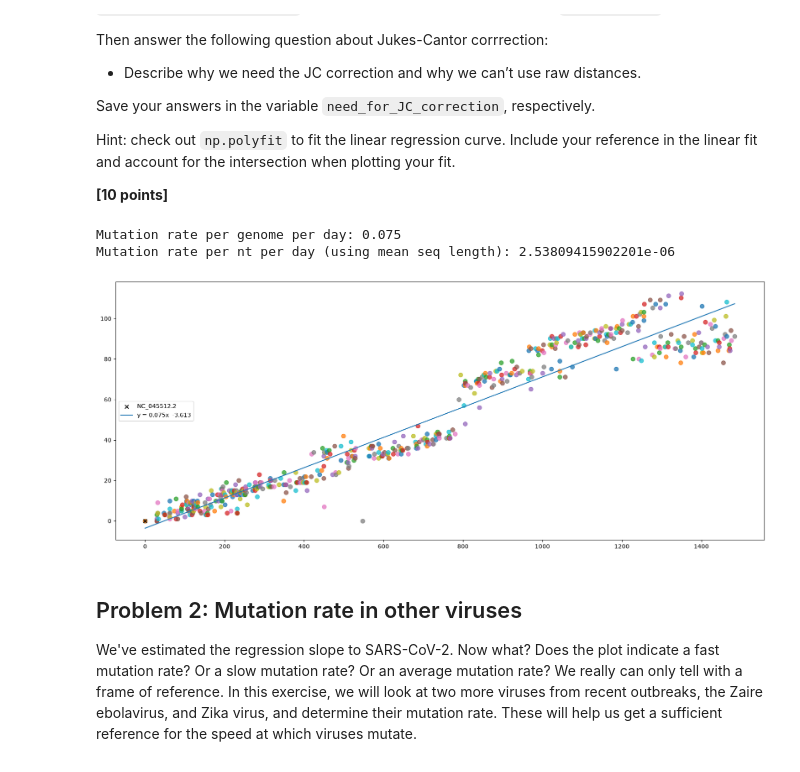
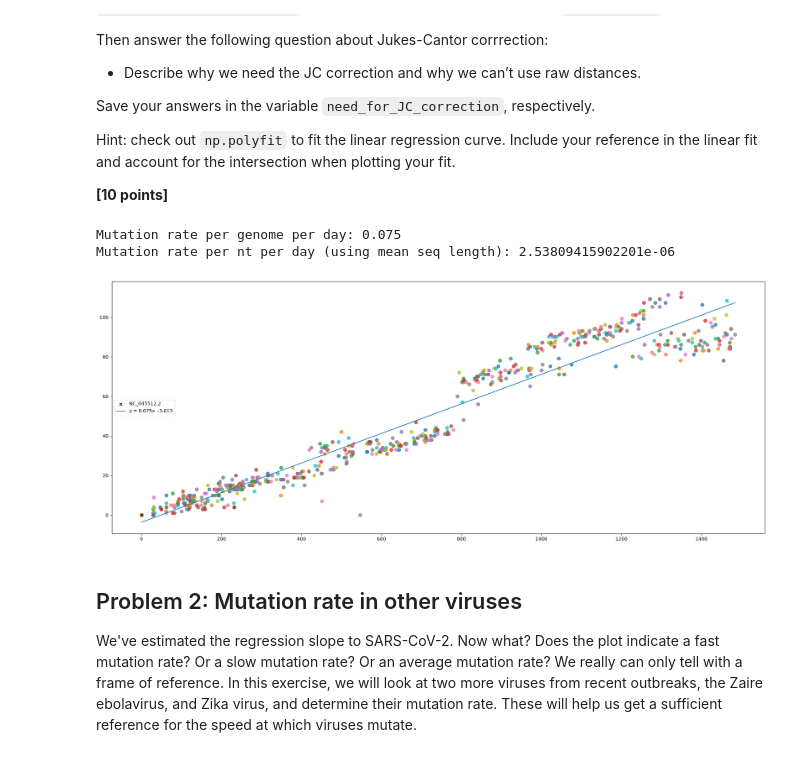
Before and after one commit to TaraMooreUNSW/assign_viral_evo, a Jupyter notebook: viral_evo_workbook.ipynb, the cells around one changed output. Saved outputs shown, nothing was run; the diff lists cells and outputs as text; code cells hidden in the pictures.

Commit message:
finished implementing problem 5, fixed plots so they have less white space

```diff
--- a/viral_evo_workbook.ipynb
+++ b/viral_evo_workbook.ipynb
@@ -145,34 +145,35 @@ for label, coords in genetic_dist_from_ref.items():
     else:
         ax.scatter(days, score, alpha=0.75, s=50)
 
     x_values.append(days)
     y_values.append(score)
 
 # Estimate the mutation rate using linear regression and overlay your plot with the regression line.
 # using reference in linear regression
 slope, intercept = np.polyfit(x_values, y_values, deg=1) # slope = mutation rate per genome per day
 y_trend = slope * np.array(x_values) + intercept
 
 # mutation rate per nt per day
 exclude = {"-", "N"}
 sum_seq_len = sum(1 for char in ref_seq if char not in exclude)
 for id in dependents:
     sum_seq_len += sum(1 for char in dependents[id][0] if char not in exclude)
 
 mean_seq_length = int(sum_seq_len / len(dependents) + 1)
 mutation_rate_per_nt_per_day = slope / mean_seq_length
 print(f"Mutation rate per genome per day: {round(slope, 3)}")
 print(f"Mutation rate per nt per day (using mean seq length): {mutation_rate_per_nt_per_day}")
 
 
 ax.plot(x_values, y_trend, label=f"y = {slope:.3f}x  {intercept:+.3f}")
 ax.legend(loc="center left")
 
+plt.tight_layout()
 plt.savefig('problem1.svg')
 # %% [output]
 Mutation rate per genome per day: 0.075
 Mutation rate per nt per day (using mean seq length): 2.53809415902201e-06
-[figure, old version]
+[figure, new version]
 # %% [markdown]
 ## Problem 2: Mutation rate in other viruses
 
```
Also changed, not shown: parts of 1 cell of this notebook, 3 other files.
